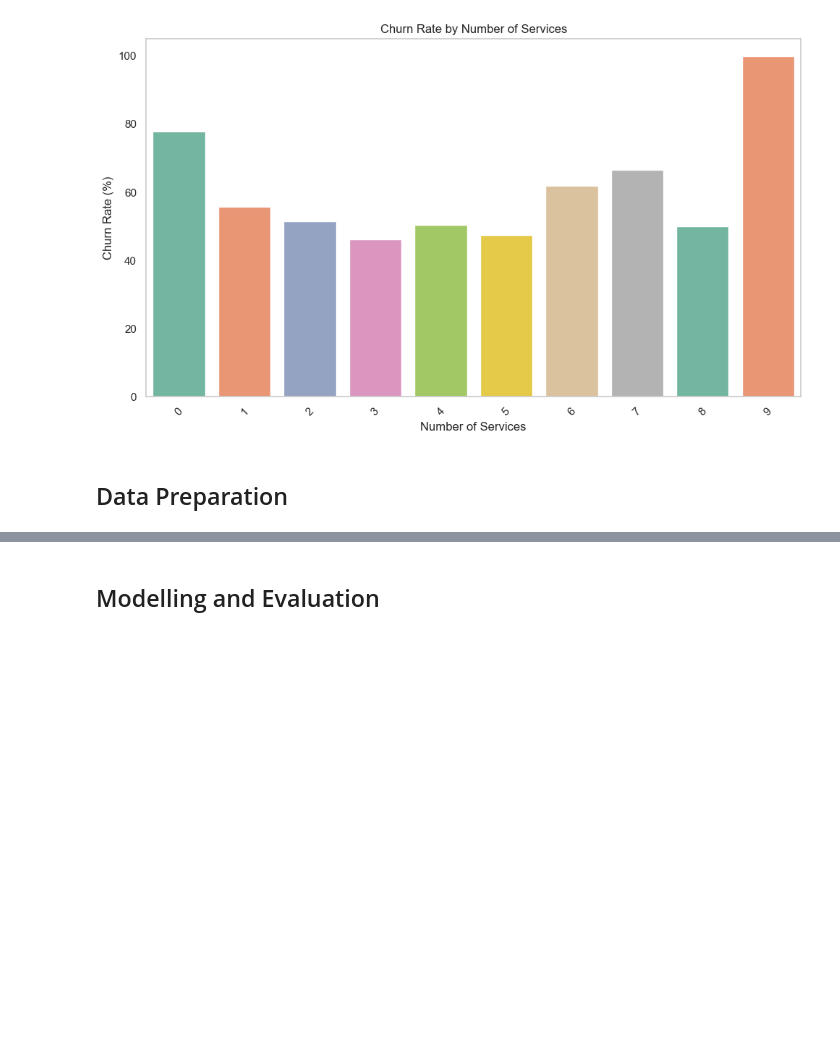
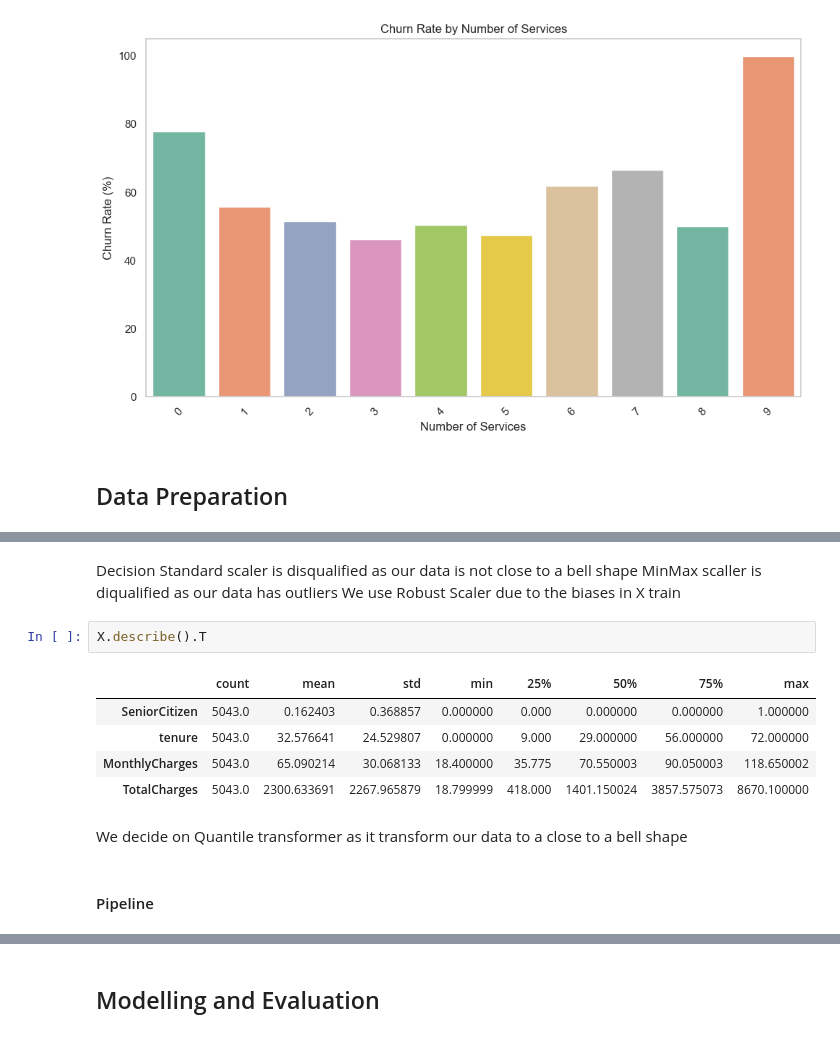
Before and after one commit to Chebet-Mercy/Customer-Churn-ML-Prediction, a Jupyter notebook: notebooks/main.ipynb, the cells around one changed output, grey strips where cells are left out. Cells and saved outputs as stored; diff of their text form; blank space fills up the shorter version.

```diff
--- a/notebooks/main.ipynb
+++ b/notebooks/main.ipynb
@@ -709,0 +837,14 @@ plt.show()
+# %% [markdown]
+Decision Standard scaler is disqualified as our data is not close to a bell shape MinMax scaller is diqualified as our data has outliers We use Robust Scaler due to the biases in X train
+# %%
+X.describe().T
+# %% [output]
+|  | count | mean | std | min | 25% | 50% | 75% | max |
+| SeniorCitizen | 5043.0 | 0.162403 | 0.368857 | 0.000000 | 0.000 | 0.000000 | 0.000000 | 1.000000 |
+| tenure | 5043.0 | 32.576641 | 24.529807 | 0.000000 | 9.000 | 29.000000 | 56.000000 | 72.000000 |
+| MonthlyCharges | 5043.0 | 65.090214 | 30.068133 | 18.400000 | 35.775 | 70.550003 | 90.050003 | 118.650002 |
+| TotalCharges | 5043.0 | 2300.633691 | 2267.965879 | 18.799999 | 418.000 | 1401.150024 | 3857.575073 | 8670.100000 |
+# %% [markdown]
+We decide on Quantile transformer as it transform our data to a close to a bell shape
+# %% [markdown]
+#### Pipeline
```
Also changed, not shown: parts of 35 cells of this notebook, 1 other file.
